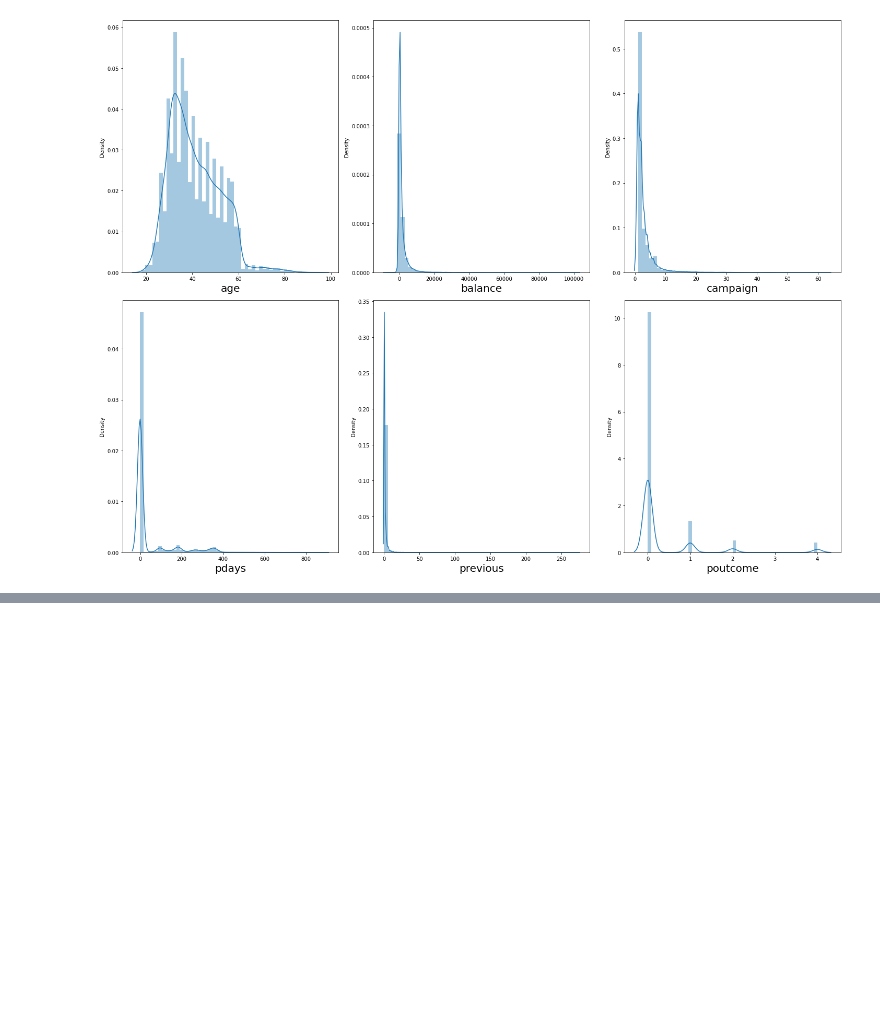
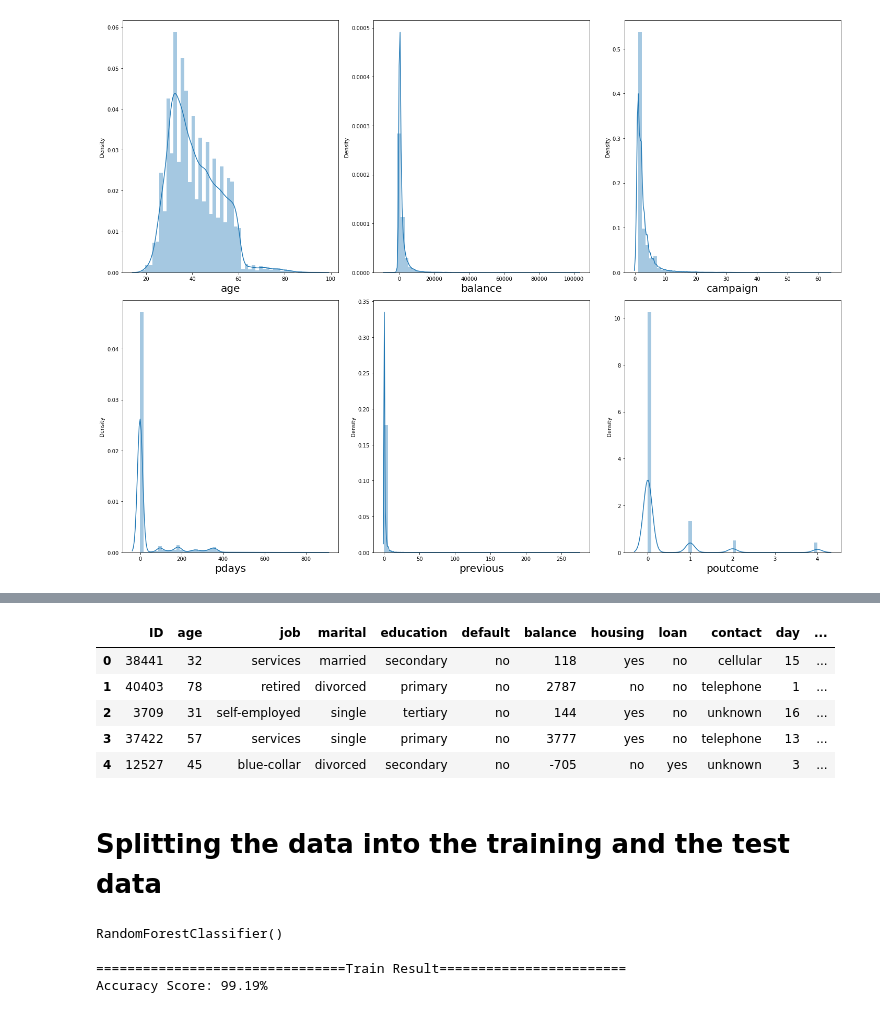
Before and after one commit to Khyati1205/Internship, a Jupyter notebook: Bank Marketing .ipynb, the cells around one changed output, grey strips where cells are left out. Saved outputs shown, nothing was run; the diff lists cells and outputs as text; code cells hidden in the pictures; blank space fills up the shorter version.

```diff
--- a/Bank Marketing .ipynb
+++ b/Bank Marketing .ipynb
@@ -530,0 +562,13 @@ plt.show()
+# %%
+df_test=pd.read_csv('https://raw.githubusercontent.com/dsrscientist/dataset5/main/termdeposit_test.csv')
+#We shall use the above the for the test data.
+df_test.head()
+# %% [output]
+|  | ID | age | job | marital | education | default | balance | housing | loan | contact | day | ... |
+| 0 | 38441 | 32 | services | married | secondary | no | 118 | yes | no | cellular | 15 | ... |
+| 1 | 40403 | 78 | retired | divorced | primary | no | 2787 | no | no | telephone | 1 | ... |
+| 2 | 3709 | 31 | self-employed | single | tertiary | no | 144 | yes | no | unknown | 16 | ... |
+| 3 | 37422 | 57 | services | single | primary | no | 3777 | yes | no | telephone | 13 | ... |
+| 4 | 12527 | 45 | blue-collar | divorced | secondary | no | -705 | no | yes | unknown | 3 | ... |
+# %% [markdown]
+# Splitting the data into the training and the test data
@@ -530,0 +594,15 @@ plt.show()
+# %%
+# Initiate RandomForestClassifier
+random_clf = RandomForestClassifier()
+
+# Train the model
+random_clf.fit(X_train, Y_train)
+# %% [output]
+RandomForestClassifier()
+# %%
+
+# Call the function and pass the dataset to check train and test score.
+metric_score(random_clf, X_train, X_train, Y_train, Y_train, train=True)
+# %% [output]
+================================Train Result========================
+Accuracy Score: 99.19%
```
Also changed, not shown: parts of 18 cells of this notebook.
